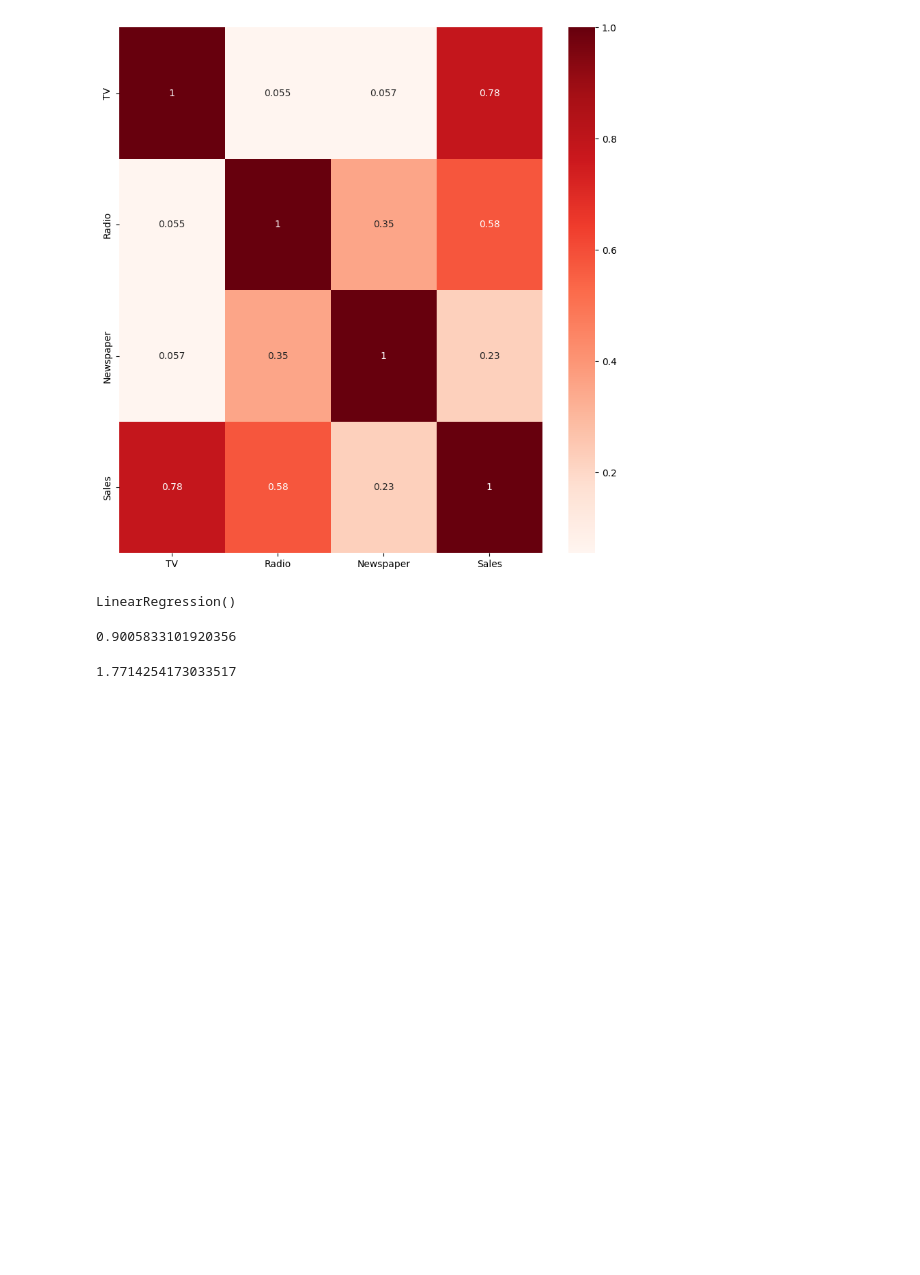
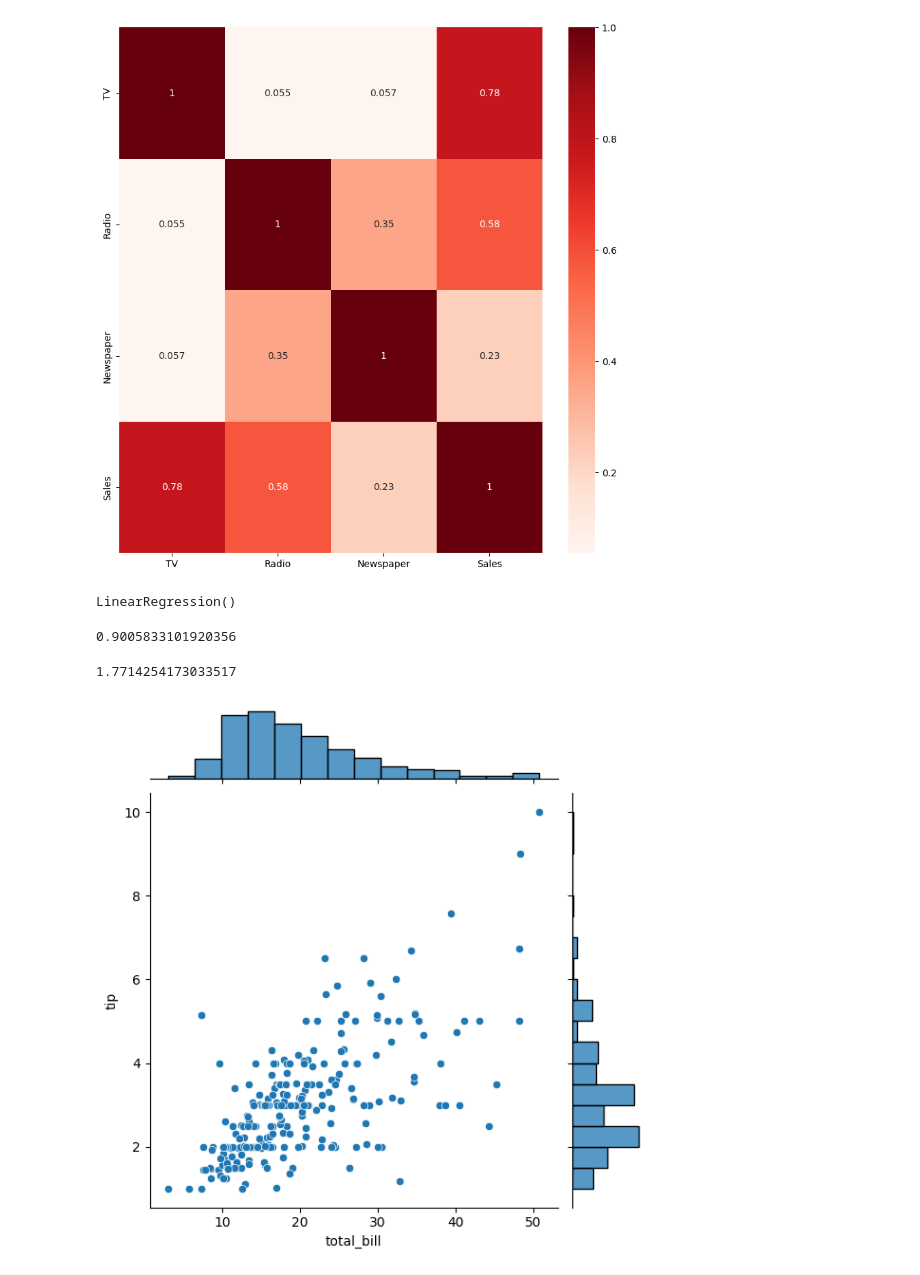
Before and after one commit to Carlos-Ernesto/Data-Science, a Jupyter notebook: Machine_Learning/Practicas personales/Regresion_Lineal_1.ipynb, the cells around one changed output. Saved outputs shown, nothing was run; the diff lists cells and outputs as text; code cells hidden in the pictures; blank space fills up the shorter version.

```diff
--- a/Machine_Learning/Practicas personales/Regresion_Lineal_1.ipynb
+++ b/Machine_Learning/Practicas personales/Regresion_Lineal_1.ipynb
@@ -146,3 +146,17 @@ RMSE = np.sqrt(mean_squared_error(y_pred,y_test))
 RMSE
 # %% [output]
 1.7714254173033517
+# %%
+import seaborn as sns
+import matplotlib.pyplot as plt
+
+# Cargar un dataset de ejemplo
+df = sns.load_dataset("tips")
+
+# Crear un jointplot entre las variables 'total_bill' y 'tip'
+sns.jointplot(x="total_bill", y="tip", data=df, kind="scatter")
+
+# Mostrar el gráfico
+plt.show()
+# %% [output]
+[figure, added]
```
Also changed, not shown: 1 other file.
